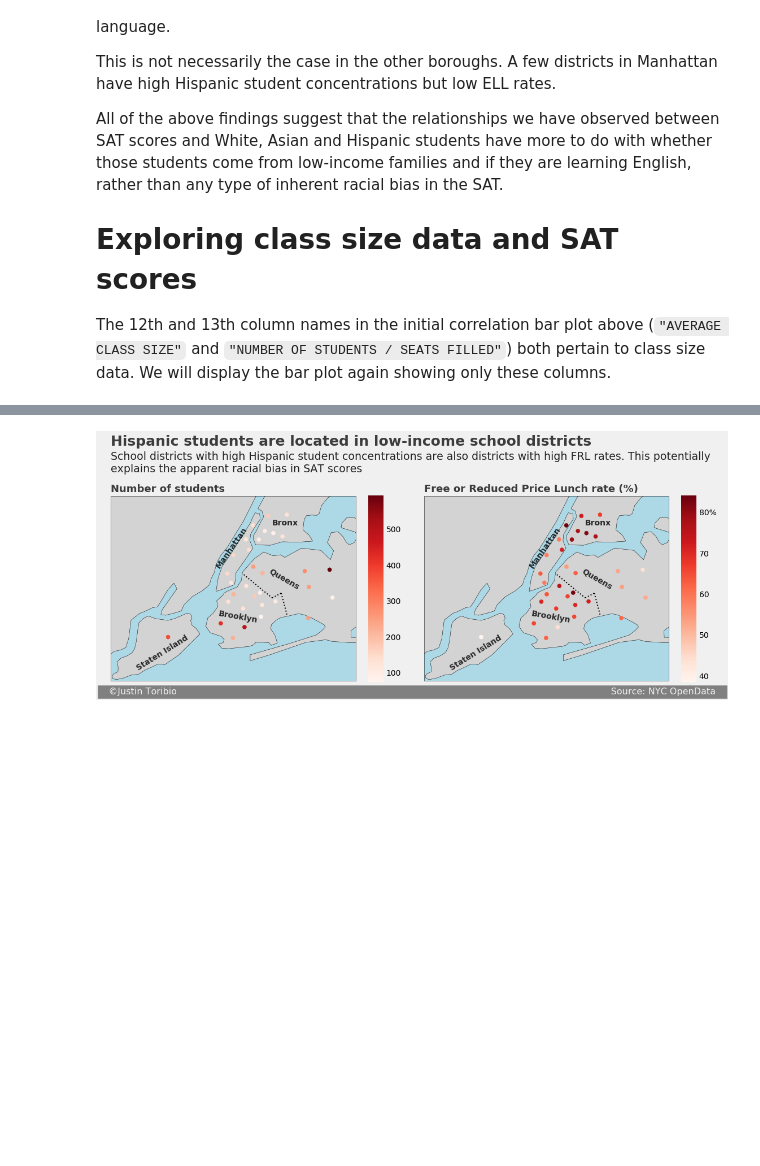
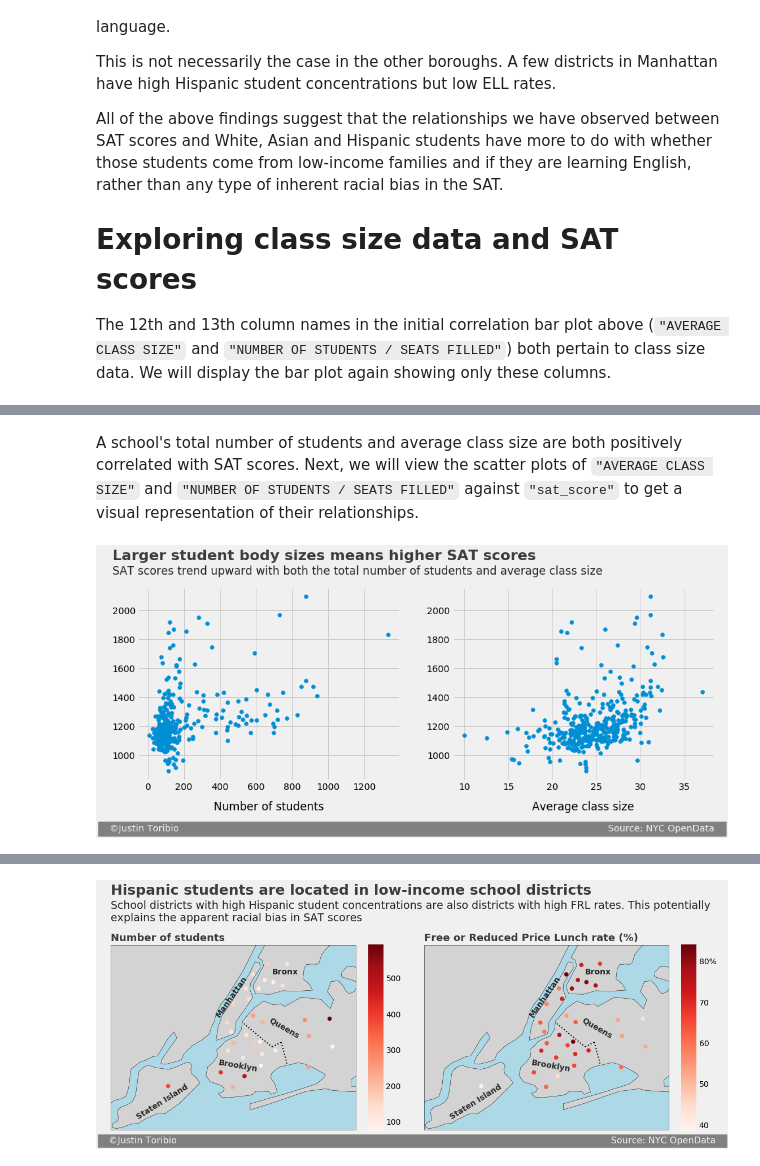
Before and after one commit to JustinToribio/analyzing-the-sat, a Jupyter notebook: notebooks/1.0-jt-analyze-the-sat.ipynb, the cells around one changed output, grey strips where cells are left out. Drawn from its saved outputs; the diff is of its cells as text; code cells hidden in the pictures; blank space fills up the shorter version.

```diff
--- a/notebooks/1.0-jt-analyze-the-sat.ipynb
+++ b/notebooks/1.0-jt-analyze-the-sat.ipynb
@@ -967,0 +968,36 @@ corr_bar_plot(data, "sat_score", columns=columns,
+# %% [markdown]
+A school's total number of students and average class size are both positively correlated with SAT scores.  Next, we will view the scatter plots of `"AVERAGE CLASS SIZE"` and `"NUMBER OF STUDENTS / SEATS FILLED"` against `"sat_score"` to get a visual representation of their relationships.
+# %%
+# Assign the text of the scatter plots to variables.
+title = "Larger student body sizes means higher SAT scores"
+subtitle = ("SAT scores trend upward with both the total number of students"
+            " and average class size")
+x_axis_label_1 = "Number of students"
+x_axis_label_2 = "Average class size"
+signature = ("   ©Justin Toribio"
+             + " "*145
+             + "Source: NYC OpenData   ")
+
+# Define the plot style and create the figure object.
+plt.close("all")
+style.use("fivethirtyeight")
+fig = plt.figure(figsize=(14,5))
+
+# Create the left scatter plot and add the text of the entire plot.
+ax1 = fig.add_subplot(121)
+ax1.scatter(data["NUMBER OF STUDENTS / SEATS FILLED"], data["sat_score"])
+ax1.set_xlabel(x_axis_label_1, labelpad=14)
+ax1.yaxis.label.set_visible(False)
+ax1.text(s=title, x=-195, y=2350, fontsize=22, weight="bold", alpha=.75)
+ax1.text(s=subtitle, x=-195, y=2250, fontsize=17, alpha=.85)
+ax1.text(s=signature, x=-260, y=470, fontsize=14, color="#f0f0f0",
+         backgroundcolor="grey")
+
+# Create the right scatter plot and display the entire plot.
+ax2 = fig.add_subplot(122)
+ax2.scatter(data["AVERAGE CLASS SIZE"], data["sat_score"])
+ax2.set_xlabel(x_axis_label_2, labelpad=14)
+ax2.yaxis.label.set_visible(False)
+plt.show()
+# %% [output]
+[figure, added]
```
Also changed, not shown: parts of 9 cells of this notebook.
